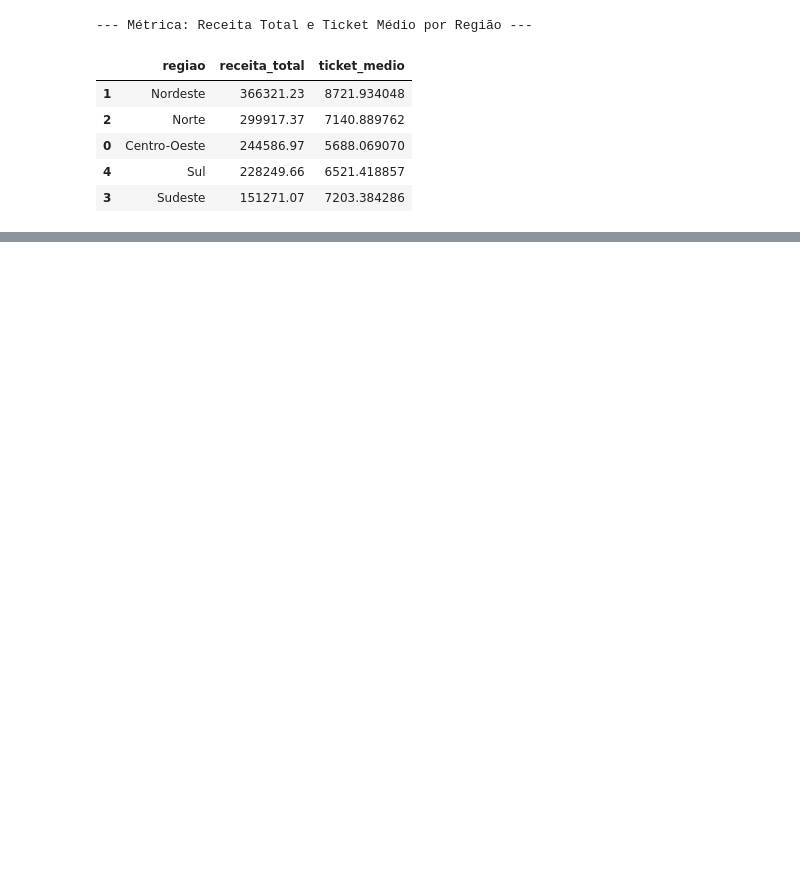
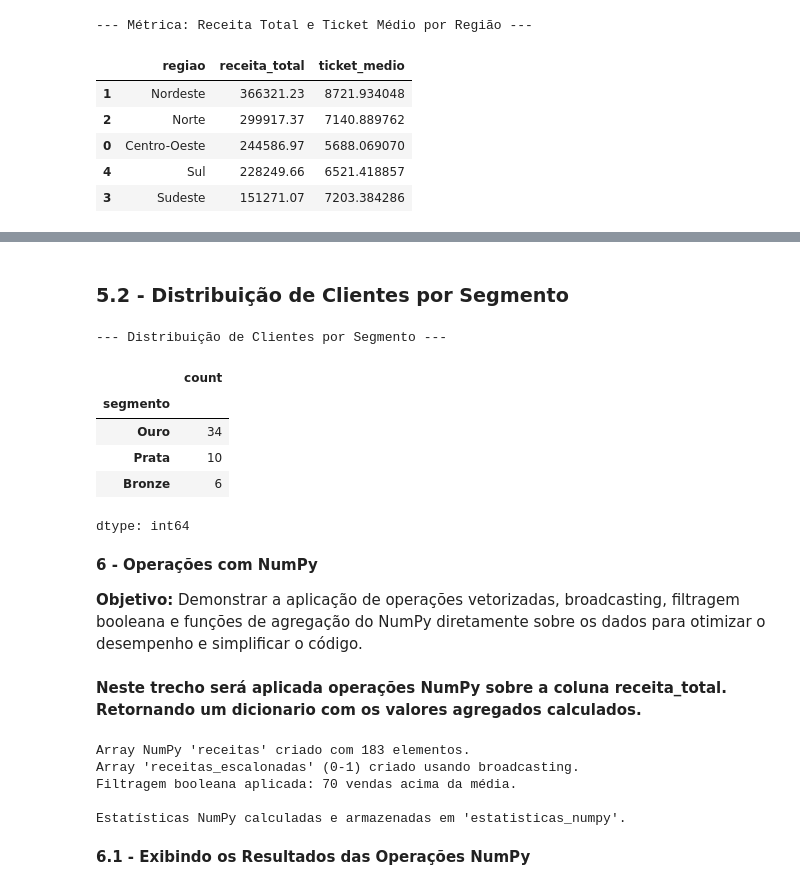
Before and after one commit to nemseibr/SCTEC2026.SALESINSIGHT.PY, a Jupyter notebook: SCTEC2026.SALESINSIGHT/PROJETO_SALESINSIGHT/salesinsight.ipynb, the cells around one changed output, grey strips where cells are left out. Cells and saved outputs as stored; diff of their text form; code cells hidden in the pictures; blank space fills up the shorter version.

```diff
--- a/SCTEC2026.SALESINSIGHT/PROJETO_SALESINSIGHT/salesinsight.ipynb
+++ b/SCTEC2026.SALESINSIGHT/PROJETO_SALESINSIGHT/salesinsight.ipynb
@@ -531,0 +583,71 @@ display(metricas_agregadas['por_regiao'])
+# %% [markdown]
+### 5.2 - Distribuição de Clientes por Segmento
+# %%
+print("\n--- Distribuição de Clientes por Segmento ---")
+display(df_segmentacao_clientes['segmento'].value_counts())
+# %% [output]
+--- Distribuição de Clientes por Segmento ---
+|  | count |
+| segmento |  |
+| Ouro | 34 |
+| Prata | 10 |
+| Bronze | 6 |
+dtype: int64
+# %% [markdown]
+**6 - Operações com NumPy**
+
+**Objetivo:** Demonstrar a aplicação de operações vetorizadas, broadcasting, filtragem booleana e funções de agregação do NumPy diretamente sobre os dados para otimizar o desempenho e simplificar o código.
+# %% [markdown]
+**Neste trecho será aplicada operações NumPy sobre a coluna receita_total.
+    Retornando um dicionario com os valores agregados calculados.**
+# %%
+def calcular_estatisticas_numpy(df):
+
+    # Converter a coluna 'receita_total' para um array NumPy
+    receitas = df["receita_total"].to_numpy()
+    print(f"Array NumPy 'receitas' criado com {len(receitas)} elementos.")
+
+    # Agregações com NumPy
+    media_receitas = np.mean(receitas)
+    mediana_receitas = np.median(receitas)
+    std_receitas = np.std(receitas) # ddof=0 por padrão
+    soma_receitas = np.sum(receitas)
+    min_receitas = np.min(receitas)
+    max_receitas = np.max(receitas)
+
+    # Broadcasting: escalonar o array para o intervalo 0-1
+    # Evitar divisão por zero caso max_receitas == min_receitas
+    if max_receitas - min_receitas == 0:
+        receitas_escalonadas = np.zeros_like(receitas) # Todos os valores são iguais, então escalam para 0
+    else:
+        receitas_escalonadas = (receitas - min_receitas) / (max_receitas - min_receitas)
+    print("Array 'receitas_escalonadas' (0-1) criado usando broadcasting.")
+
+    # Filtragem booleana: vendas acima do valor médio
+    vendas_acima_media = receitas[receitas > media_receitas]
+    num_vendas_acima_media = len(vendas_acima_media)
+    print(f"Filtragem booleana aplicada: {num_vendas_acima_media} vendas acima da média.")
+
+    resultados = {
+        "media_receitas": media_receitas,
+        "mediana_receitas": mediana_receitas,
+        "desvio_padrao_receitas": std_receitas,
+        "soma_receitas": soma_receitas,
+        "min_receitas": min_receitas,
+        "max_receitas": max_receitas,
+        "receitas_escalonadas_exemplo": receitas_escalonadas[:5], # Exemplo dos 5 primeiros valores
+        "num_vendas_acima_media": num_vendas_acima_media
+    }
+    return resultados
+
+# Chamar a função e armazenar os resultados
+estatisticas_numpy = calcular_estatisticas_numpy(df_limpo)
+print("\nEstatísticas NumPy calculadas e armazenadas em 'estatisticas_numpy'.")
+# %% [output]
+Array NumPy 'receitas' criado com 183 elementos.
+Array 'receitas_escalonadas' (0-1) criado usando broadcasting.
+Filtragem booleana aplicada: 70 vendas acima da média.
+
+Estatísticas NumPy calculadas e armazenadas em 'estatisticas_numpy'.
+# %% [markdown]
+**6.1 - Exibindo os Resultados das Operações NumPy**
```
Also changed, not shown: parts of 42 cells of this notebook.
